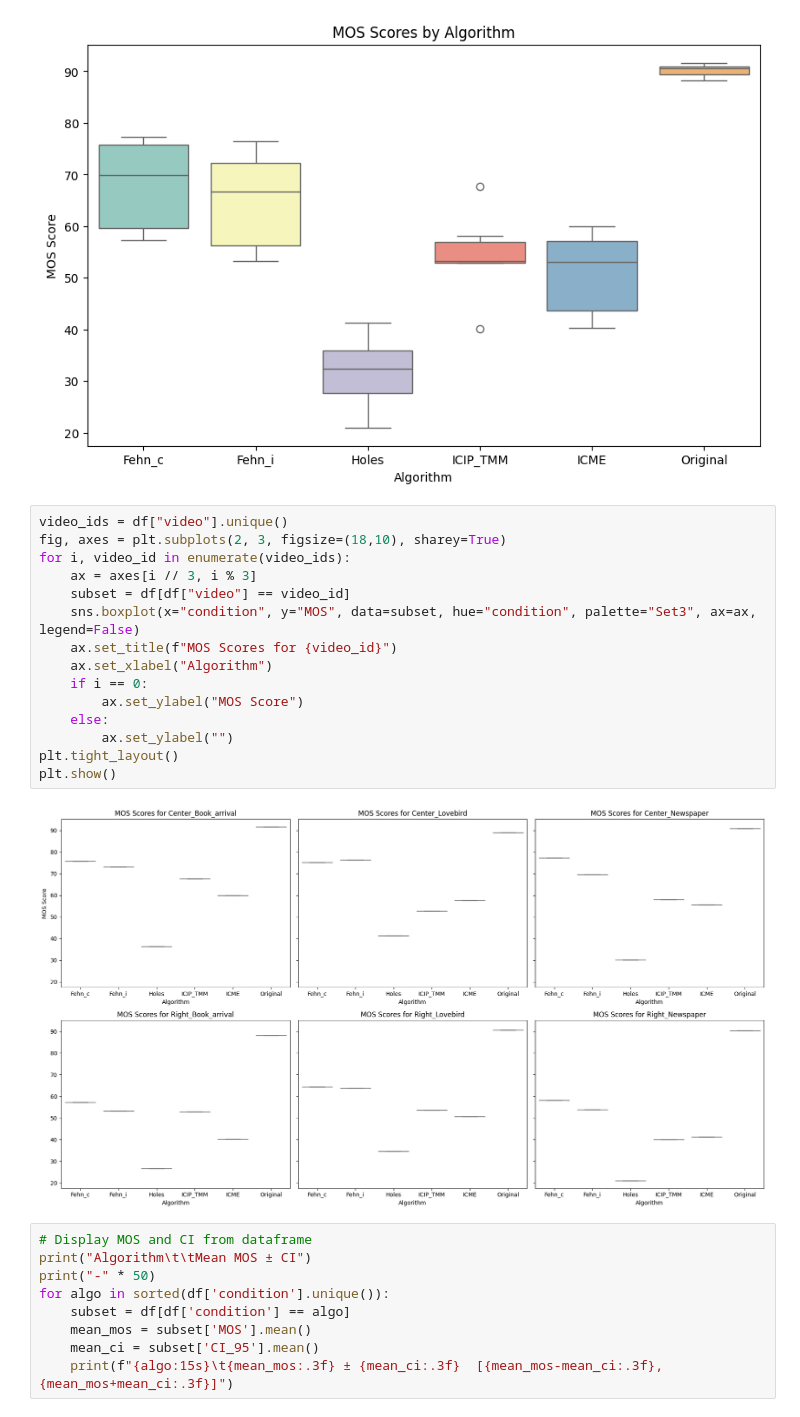
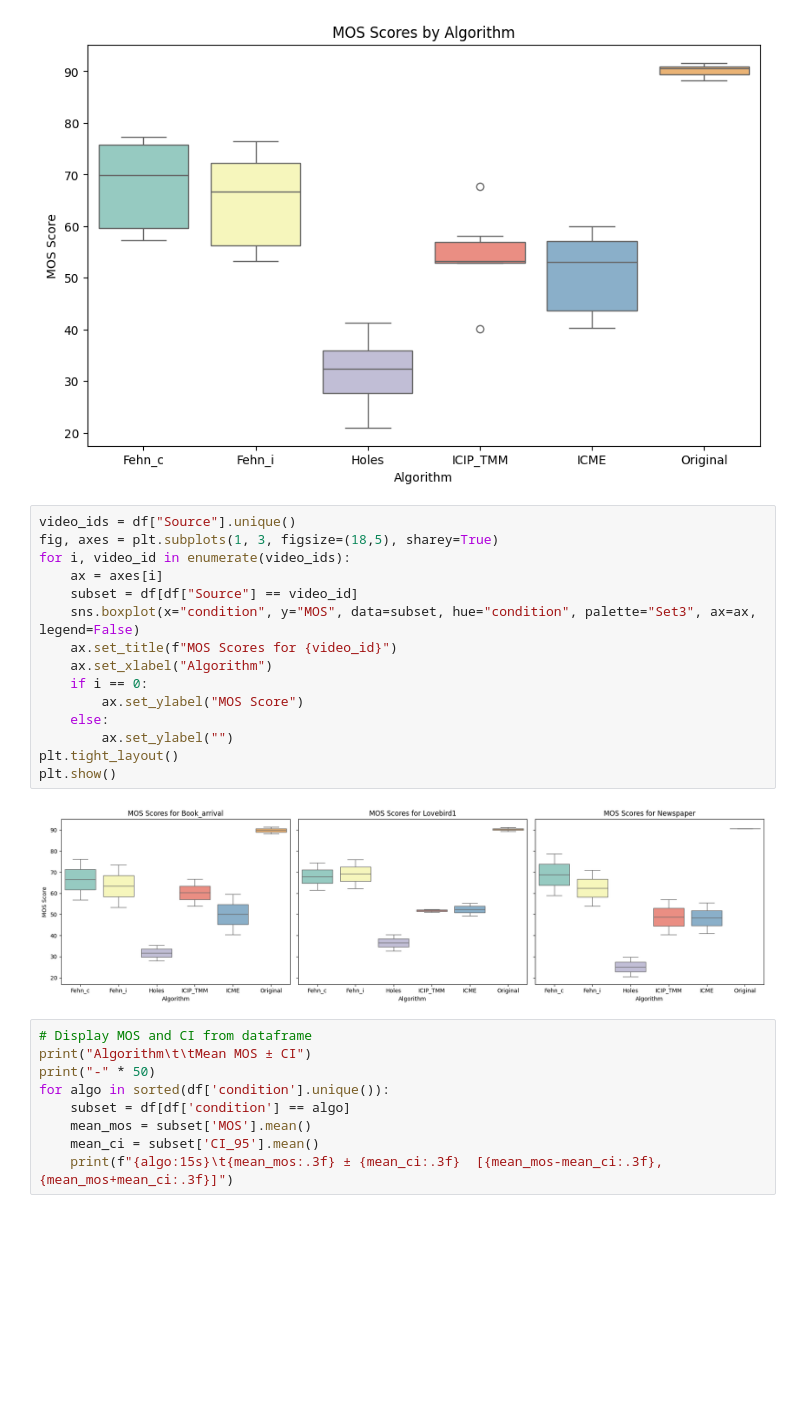
Before and after one commit to marrryzebwjq/Quality-of-Experience, a Jupyter notebook: samviq_analysis.ipynb, the cells around one changed output. Saved outputs shown, nothing was run; the diff lists cells and outputs as text; blank space fills up the shorter version.

Commit message:
- remove comments - reorder - improve 1 plot

```diff
--- a/samviq_analysis.ipynb
+++ b/samviq_analysis.ipynb
@@ -235,22 +233,22 @@ plt.show()
 # %% [output]
 [figure]
 # %%
-video_ids = df["video"].unique()
-fig, axes = plt.subplots(2, 3, figsize=(18,10), sharey=True)
+video_ids = df["Source"].unique()
+fig, axes = plt.subplots(1, 3, figsize=(18,5), sharey=True)
 for i, video_id in enumerate(video_ids):
-    ax = axes[i // 3, i % 3]
-    subset = df[df["video"] == video_id]
+    ax = axes[i]
+    subset = df[df["Source"] == video_id]
     sns.boxplot(x="condition", y="MOS", data=subset, hue="condition", palette="Set3", ax=ax, legend=False)
     ax.set_title(f"MOS Scores for {video_id}")
     ax.set_xlabel("Algorithm")
     if i == 0:
         ax.set_ylabel("MOS Score")
     else:
         ax.set_ylabel("")
 plt.tight_layout()
 plt.show()
 # %% [output]
-[figure, old version]
+[figure, new version]
 # %%
 # Display MOS and CI from dataframe
 print("Algorithm\t\tMean MOS ± CI")
```
Also changed, not shown: parts of 39 cells of this notebook.
